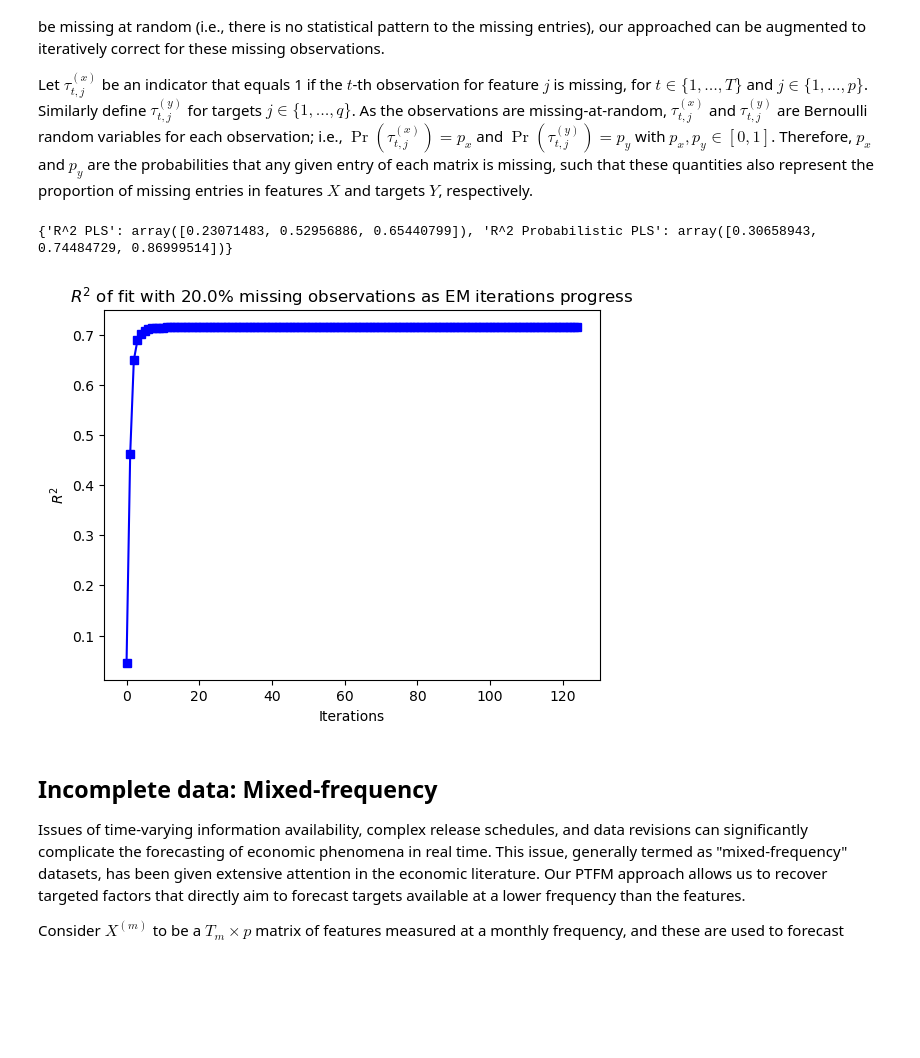
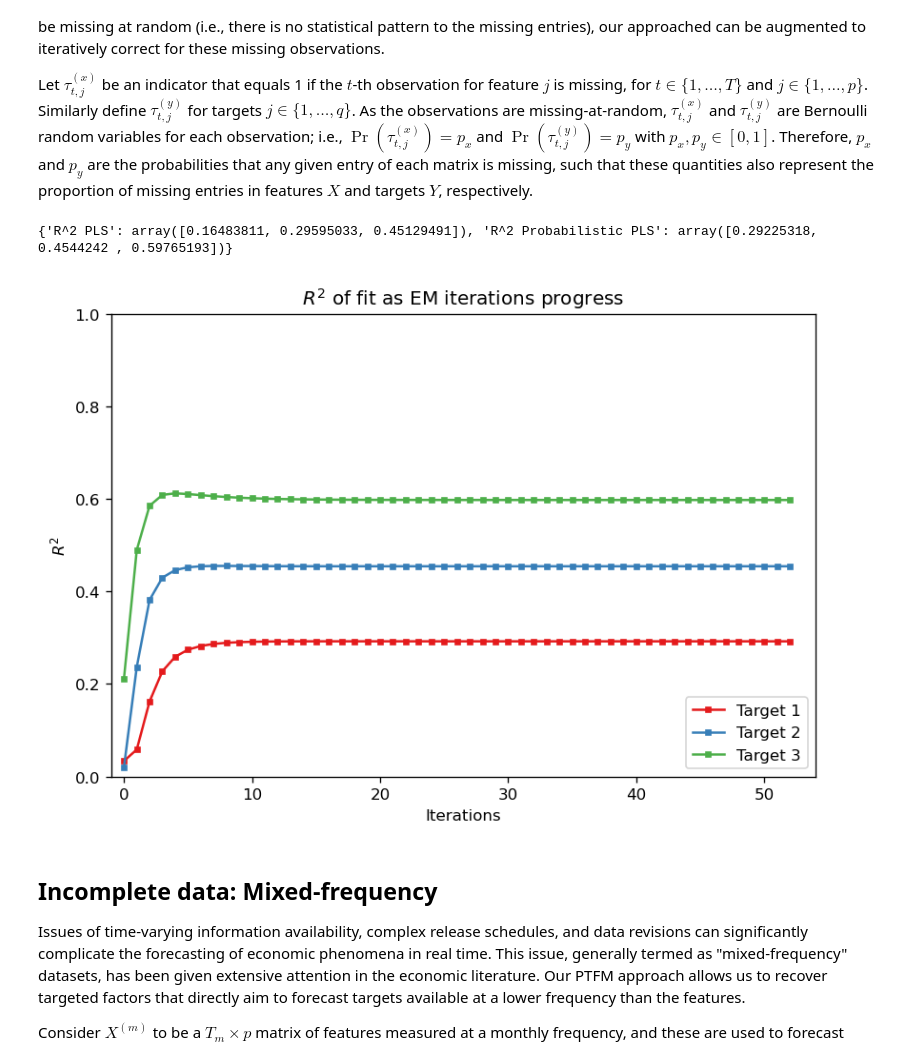
Before and after one commit to smonto2/PTFA, a Jupyter notebook: src/ptfm/example.ipynb, the cells around one changed output. Saved outputs shown, nothing was run; the diff lists cells and outputs as text; code cells hidden in the pictures; blank space fills up the shorter version.

Commit message:
Final classes and examples under new name

```diff
--- a/src/ptfm/example.ipynb
+++ b/src/ptfm/example.ipynb
@@ -61,12 +61,14 @@ def generate_data_simple(T, p, q, k, sigma_x, sigma_y, seed_value=None):
     return X, Y, F, P, Q
 
 # Simulation control parameters
-T, p, q, k = 1000, 10, 3, 2
+T, p, q, k = 200, 10, 3, 2
 true_sigma_x, true_sigma_y = 1.0, 1.0
 seed_value = None
 
 # Generate synthetic data using the provided function
 X, Y, F, P_true, Q_true = generate_data_simple(T, p, q, k, true_sigma_x, true_sigma_y, seed_value)
+X = (X - X.mean(axis = 0)) / X.std(axis = 0)
+Y = (Y - Y.mean(axis = 0)) / Y.std(axis = 0)
 
 # Apply PLS regression
 pls = PLSRegression(n_components=k)
@@ -74,7 +76,7 @@ pls.fit(X, Y)
 Y_fitted_pls_simple = pls.predict(X)
 
 # Apply our PTFM EM method
-ptfm_simple = ptfm.ProbabilisticPLS(n_components=k)
+ptfm_simple = ptfm.ProbabilisticTFM(n_components=k)
 ptfm_simple.fit(X, Y, standardize = False, track_r2 = True)
 Y_fitted_ptfm_simple = ptfm_simple.fitted(X, Y, standardize = False)
 
@@ -160,11 +294,9 @@ def generate_data_missingatrandom(T, p, q, k, sigma_x, sigma_y,
         proportion_x - Percentage of missing-at-random observations in feature matrix
         proportion_y - Percentage of missing-at-random observations in target matrix (= proportion_x if None)
         seed_value   - If None, random seed used every time. Otherwise, seed passed to RNG
-        return_nan   - Logical. If True, features and targets returned with missing observations.
-                       If False, they are returned as numpy masked arrays with fill_value=0.0
     Output:
-        X - Features (T x p matrix, masked array with fill_value=0.0 if return_nan = False)
-        Y - Targets  (T x q matrix, masked array with fill_value=0.0 if return_nan = False)
+        X - Features (T x p Numpy masked array with fill_value=0.0)
+        Y - Targets  (T x q Numpy masked array with fill_value=0.0)
         F - Scores   (T x k matrix)
         P - Loadings of feature equation (p x k matrix)
         Q - Loadings of target equation (q x k matrix)
@@ -198,59 +330,55 @@ def generate_data_missingatrandom(T, p, q, k, sigma_x, sigma_y,
     Y_missing_mask = np.zeros_like(Y, dtype="bool")
     X_missing_mask[missing_indices_X] = True
     Y_missing_mask[missing_indices_Y] = True
 
-    # Return type changes depending on 'return_nan'
-    if return_nan:
-        # Set appropriate entries to missing and return data matrices with missing observations
-        X[X_missing_mask] = np.nan
-        Y[Y_missing_mask] = np.nan
-    else:
-        # Return the data as a masked object
-        X = np.ma.MaskedArray(data=X, mask=X_missing_mask, fill_value=0.0)
-        Y = np.ma.MaskedArray(data=Y, mask=Y_missing_mask, fill_value=0.0)
+    # Return the data as Numpy masked objects for easy handling of missing data and imputation
+    X = np.ma.MaskedArray(data=X, mask=X_missing_mask, fill_value=0.0)
+    Y = np.ma.MaskedArray(data=Y, mask=Y_missing_mask, fill_value=0.0)
 
     return X, Y, F, P, Q
 
 # Simulation control parameters
 true_sigma_x, true_sigma_y = 1.0, 1.0
 proportion = 0.2
 seed_value = None
 
 # Generate synthetic data using the provided function
-X, Y, F, P_true, Q_true = generate_data_missingatrandom(T, p, q, k, true_sigma_x, true_sigma_y, proportion_x=proportion, seed_value=seed_value)
+X, Y, F, P_true, Q_true = generate_data_missingatrandom(T, p, q, k, true_sigma_x, true_sigma_y,
+                                                        proportion_x=proportion, seed_value=seed_value)
+X = (X - X.mean(axis = 0)) / X.std(axis = 0)
+Y = (Y - Y.mean(axis = 0)) / Y.std(axis = 0)
 
 # Apply PLS regression (after imputation)
-X_missing_indices = np.isnan(X)
-X_imputed = np.copy(X)
-X_imputed[X_missing_indices] = 0.0
-Y_missing_indices = np.isnan(Y)
-Y_imputed = np.copy(Y)
-Y_imputed[Y_missing_indices] = 0.0
 pls = PLSRegression(n_components=k)
-pls.fit(X_imputed, Y_imputed)
-Y_fitted_pls_missing = pls.predict(X_imputed)
+pls.fit(X.filled(), Y.filled())
+Y_fitted_pls_missing = pls.predict(X.filled())
 
 # Apply our PTFM EM method
-ptfm_missing = ptfm.ProbabilisticPLS_Missing(n_components=k)
+ptfm_missing = ptfm.ProbabilisticTFM_Missing(n_components=k)
 ptfm_missing.fit(X, Y, standardize = False, track_r2 = True)
-Y_fitted_ptfm_missing = ptfm_missing.fitted(X, Y, standardize = False)
+Y_fitted_ptfm_missing = ptfm_missing.fitted(X.filled(fill_value=np.nan), Y.filled(fill_value=np.nan), standardize = False)
 
 # Compute R-squared for both models and compare them
 r2_pls = r2_score(Y, Y_fitted_pls_missing, multioutput = "raw_values")
 r2_ptfm_missing = r2_score(Y, Y_fitted_ptfm_missing, multioutput = "raw_values")
 r2_results = {"R^2 PLS": r2_pls, "R^2 Probabilistic PLS": r2_ptfm_missing}
 print(r2_results)
 
-# Plot path of R-squared
-plt.figure()
-plt.plot(ptfm_missing.r2_array, "s-b")
-plt.title("$R^2$ of fit with " + str(100*proportion) + "% missing observations as EM iterations progress")
+# Plot path of R-squared in PTFM
+max_iterations = ptfm_missing.r2_array.shape[0]
+plt.figure(figsize=(7, 5), dpi=120)
+plt.title("$R^2$ of fit as EM iterations progress")
+for i in range(q):
+    plt.plot(ptfm_missing.r2_array[:, i], "s-", color=colors(i), label=names[i], markersize=3)
+plt.axis([-1, max_iterations+1, 0, 1])
 plt.xlabel("Iterations")
 plt.ylabel("$R^2$")
+plt.legend(loc="lower right")
+plt.tight_layout()
 plt.show()
 # %% [output]
-{'R^2 PLS': array([0.23071483, 0.52956886, 0.65440799]), 'R^2 Probabilistic PLS': array([0.30658943, 0.74484729, 0.86999514])}
+{'R^2 PLS': array([0.16483811, 0.29595033, 0.45129491]), 'R^2 Probabilistic PLS': array([0.29225318, 0.4544242 , 0.59765193])}
-[figure, old version]
+[figure, new version]
 # %% [markdown]
 ## Incomplete data: Mixed-frequency
 Issues of time-varying information availability, complex release schedules, and data revisions can significantly complicate the forecasting of economic phenomena in real time. This issue, generally termed as "mixed-frequency" datasets, has been given extensive attention in the economic literature. Our PTFM approach allows us to recover targeted factors that directly aim to forecast targets available at a lower frequency than the features.
```
Also changed, not shown: parts of 14 cells of this notebook, 1 other file.
